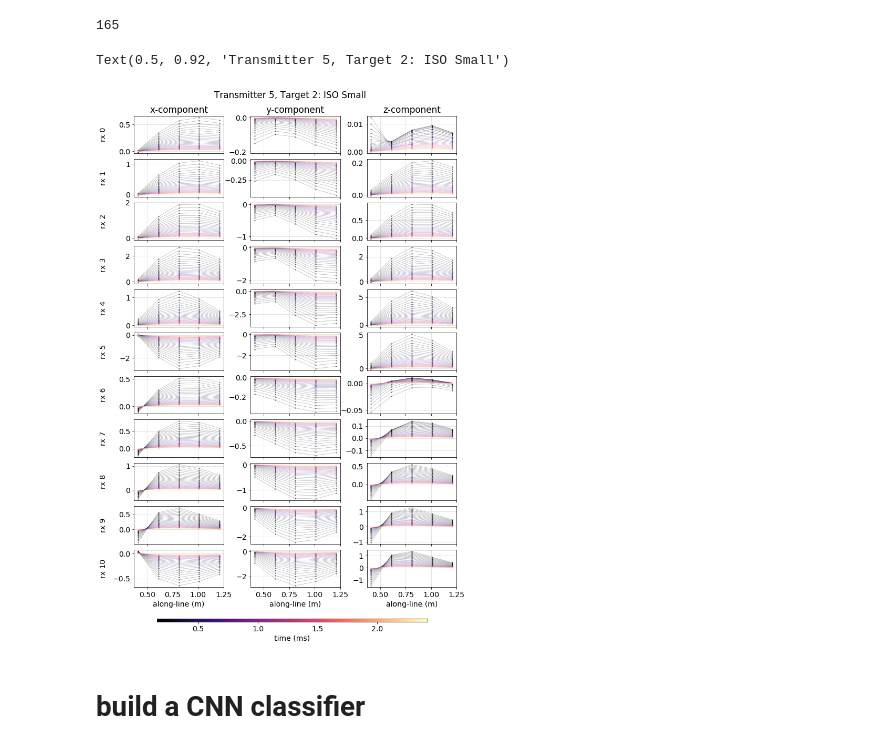
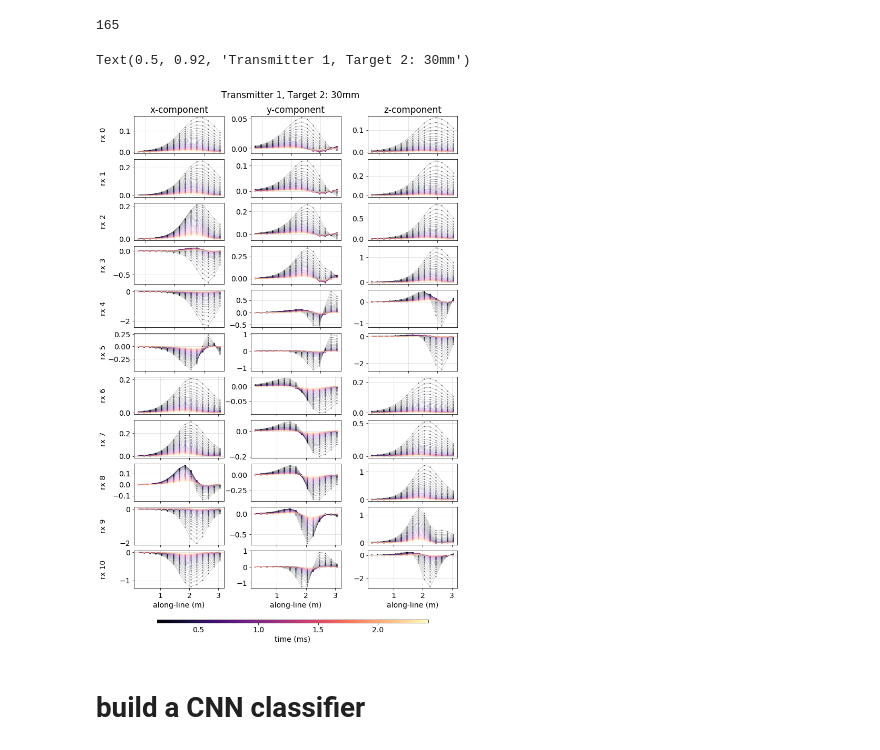
Before and after one commit to lheagy/uxo-notebooks, a Jupyter notebook: train-without-noise.ipynb, the cells around one changed output. Cells and saved outputs as stored; diff of their text form; code cells hidden in the pictures.

```diff
--- a/train-without-noise.ipynb
+++ b/train-without-noise.ipynb
@@ -144,7 +107,7 @@ plt.tight_layout()
 # ranges of parameters
 # %%
 depth_range_iso_small = np.r_[0.2, 0.7]
-depth_range_105mm = np.r_[0.1, 0.5]
+depth_range_30mm = np.r_[0.1, 0.5]
 
 x_range = np.r_[-1.25, 1.25]
 y_range = np.r_[0., ymax]
@@ -156,14 +119,14 @@ roll_range = np.r_[0, 2*np.pi]
 def generate_random_variables(n, bounds):
     return bounds.min() + (bounds.max() - bounds.min()) * np.random.rand(n)
 # %%
-ntrain = 2048
+ntrain = 4096*2 #*4
 ntest = 1024
 nvalid = 1024
 
 class_dict = {
     0: "not TOI",
     1: "ISO Small",
-    2: "105mm"
+    2: "30mm"
 }
 n_class = len(class_dict.keys())
 # %%
@@ -179,7 +142,7 @@ def generate_parameters(labels):
 
     depths = np.zeros(n)
     depths[i1] = generate_random_variables(i1.sum(), depth_range_iso_small)
-    depths[i2] = generate_random_variables(i2.sum(), depth_range_105mm)
+    depths[i2] = generate_random_variables(i2.sum(), depth_range_30mm)
 
     x = generate_random_variables(n, x_range)
     y = generate_random_variables(n, y_range)
@@ -242,9 +205,9 @@ def run_simulations(parameters, st=st, mnum=mnum, ncycles=ncycles):
         else:
             xyz = np.r_[parameters["x"][i], parameters["y"][i], parameters["z"][i]]
             ypr = np.r_[parameters["yaw"][i], parameters["pitch"][i], parameters["roll"][i]]
-            L3 = ordnance[class_dict[l]]["L3"]
-            L2 = ordnance[class_dict[l]]["L2"]
-            L1 = ordnance[class_dict[l]]["L1"]
+            L3 = ordnance[class_dict[l]]["L3"][1]
+            L2 = ordnance[class_dict[l]]["L2"][1]
+            L1 = ordnance[class_dict[l]]["L1"][1]
 
             mod = Model(xyz=xyz, gba=ypr, l3=L3, l2=L2, l1=L1, times=times)
             V = forwardWithQ(mod, st) # nT/s (some version of db/dt)
@@ -299,7 +262,7 @@ nrx = 11
 fig, ax = plt.subplots(nrx, 3, figsize=(11, 1.5*nrx))
 fig.subplots_adjust(wspace=0.3, hspace=0.15)
 
-plot_tx = 4
+plot_tx = 0
 tx_inds = (sensor_table[:, 0] == plot_tx)
 
 cm = plt.get_cmap('magma')
@@ -315,35 +278,35 @@ for rx in range(nrx):
             a.plot(
                 pos[mnumind, :, 1], d[mnumind, :, t],
                 color=scalar_map.to_rgba(times[t]), marker=".", lw=0.5, alpha=0.4, ms=3
             )
 
         a.grid(which="both", alpha=0.4)
         if rx < nrx-1:
             a.set_xticklabels('')
         else:
             a.set_xlabel("along-line (m)")
 
         if rx == 0:
             if comp == 0:
                 a.set_title("x-component")
             elif comp == 1:
                 a.set_title("y-component")
             elif comp == 2:
                 a.set_title("z-component")
 
         if comp == 0:
             a.set_ylabel(f"rx {rx}")
             a.yaxis.set_label_coords(-0.3, 0.5)
 
 # plt.tight_layout()
 cbar_ax = fig.add_axes([0.18, 0.07, 0.65, 0.005])
 cb = plt.colorbar(scalar_map, cbar_ax, orientation="horizontal")
 cb.set_label('time (ms)')
 
 fig.suptitle(f"Transmitter {plot_tx+1}, Target {dind}: {class_dict[labels_train[dind]]}", y=0.92)
 # %% [output]
-Text(0.5, 0.92, 'Transmitter 5, Target 2: ISO Small')
+Text(0.5, 0.92, 'Transmitter 1, Target 2: 30mm')
-[figure, old version]
+[figure, new version]
 # %% [markdown]
 # build a CNN classifier
 # %%
```
Also changed, not shown: parts of 70 cells of this notebook, 8 other files.
